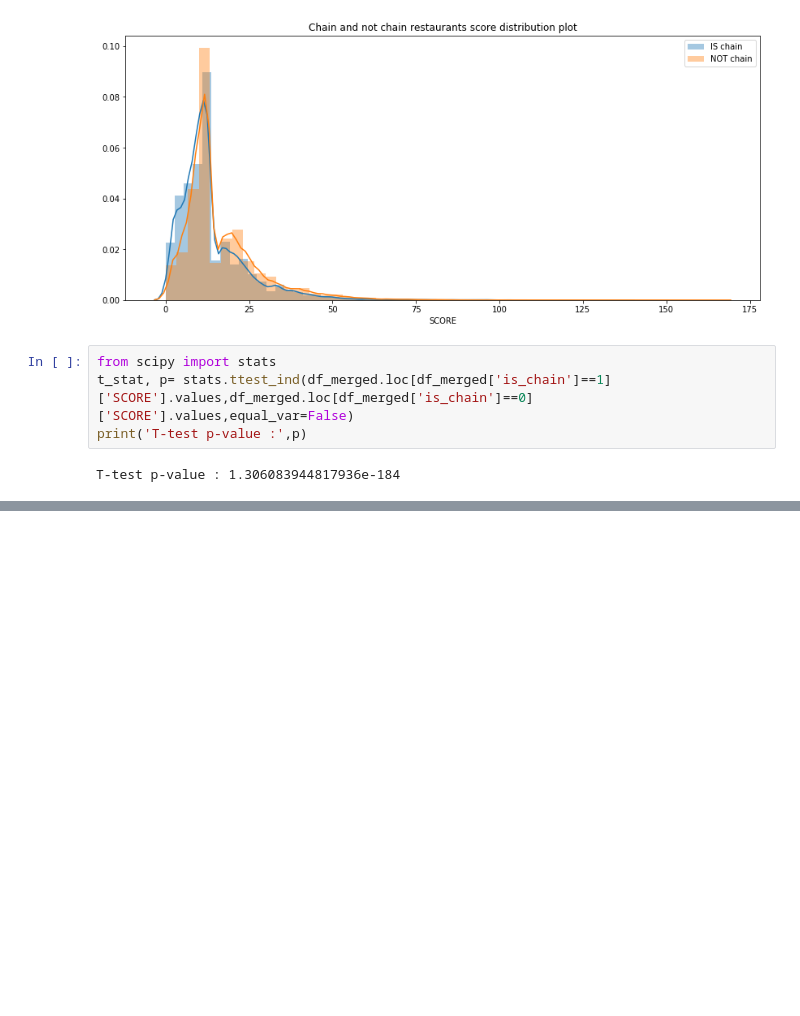
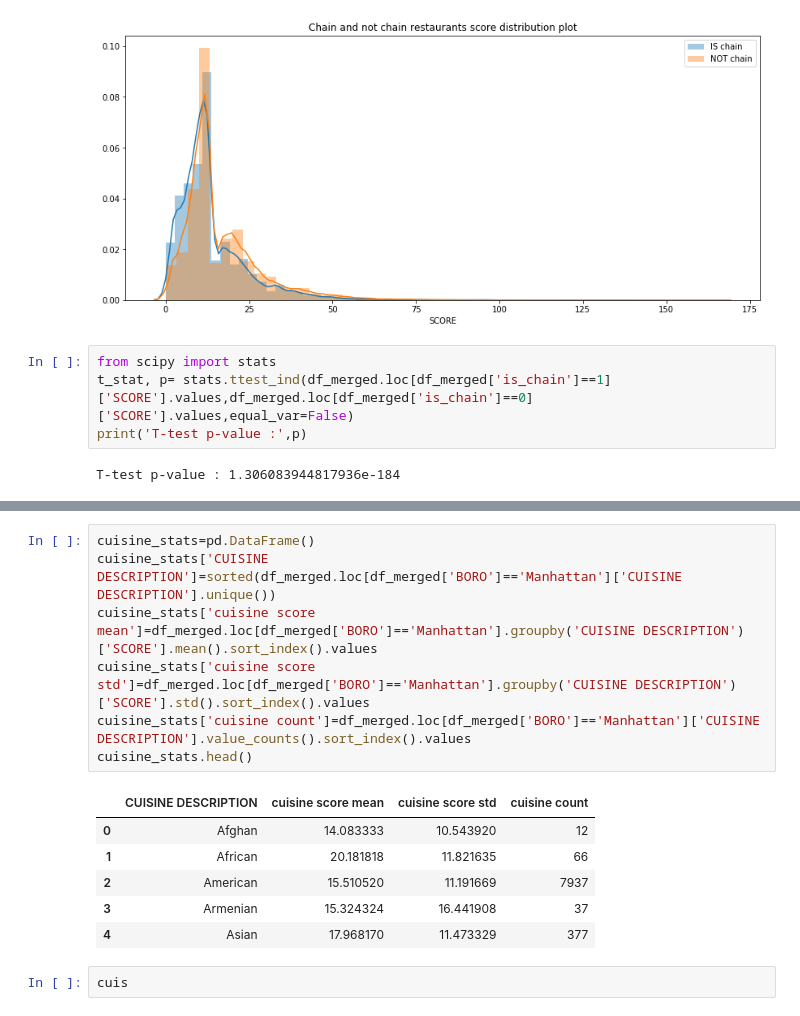
Before and after one commit to ktzioumis/New-York-Restaurant-Guide, a Jupyter notebook: Cuisine Description.ipynb, the cells around one changed output, grey strips where cells are left out. Saved outputs shown, nothing was run; the diff lists cells and outputs as text; blank space fills up the shorter version.

Commit message:
manhattan stats

```diff
--- a/Cuisine Description.ipynb
+++ b/Cuisine Description.ipynb
@@ -151,0 +192,16 @@ T-test p-value : 1.306083944817936e-184
+# %%
+cuisine_stats=pd.DataFrame()
+cuisine_stats['CUISINE DESCRIPTION']=sorted(df_merged.loc[df_merged['BORO']=='Manhattan']['CUISINE DESCRIPTION'].unique())
+cuisine_stats['cuisine score mean']=df_merged.loc[df_merged['BORO']=='Manhattan'].groupby('CUISINE DESCRIPTION')['SCORE'].mean().sort_index().values
+cuisine_stats['cuisine score std']=df_merged.loc[df_merged['BORO']=='Manhattan'].groupby('CUISINE DESCRIPTION')['SCORE'].std().sort_index().values
+cuisine_stats['cuisine count']=df_merged.loc[df_merged['BORO']=='Manhattan']['CUISINE DESCRIPTION'].value_counts().sort_index().values
+cuisine_stats.head()
+# %% [output]
+|  | CUISINE DESCRIPTION | cuisine score mean | cuisine score std | cuisine count |
+| 0 | Afghan | 14.083333 | 10.543920 | 12 |
+| 1 | African | 20.181818 | 11.821635 | 66 |
+| 2 | American | 15.510520 | 11.191669 | 7937 |
+| 3 | Armenian | 15.324324 | 16.441908 | 37 |
+| 4 | Asian | 17.968170 | 11.473329 | 377 |
+# %%
+cuis
```
Also changed, not shown: parts of 4 cells of this notebook, 6 other files.
